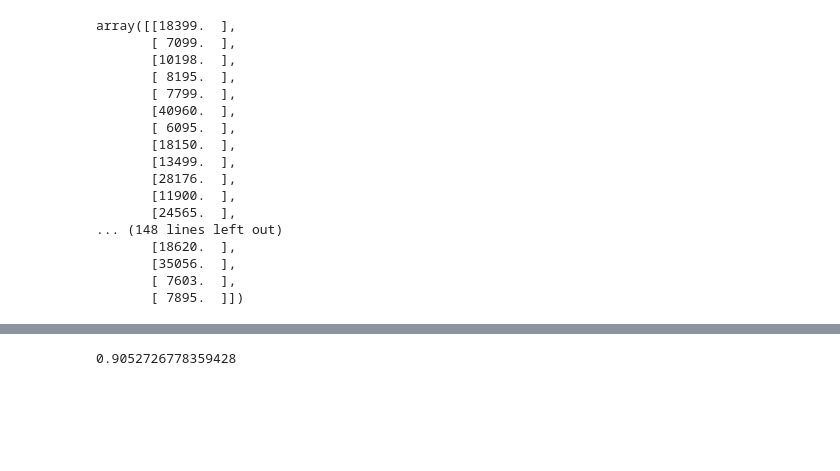
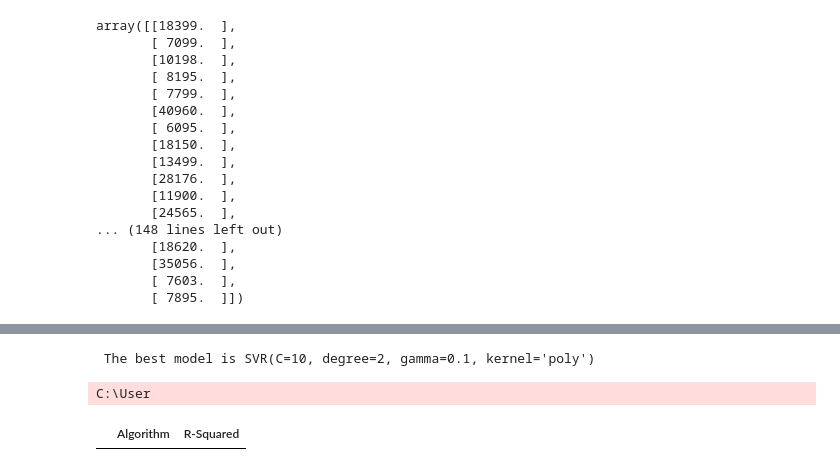
Before and after one commit to nuisagumen/Car-Price-Prediction, a Jupyter notebook: main.ipynb, the cells around one changed output, grey strips where cells are left out. Saved outputs shown, nothing was run; the diff lists cells and outputs as text; code cells hidden in the pictures; blank space fills up the shorter version.

Commit message:
introducing several models and training on those

```diff
--- a/main.ipynb
+++ b/main.ipynb
@@ -217,6 +210,0 @@ RandomForestRegressor(n_estimators=500, random_state=0)
-# %%
-from sklearn.metrics import r2_score
-y_pred = regressor.predict(X_test)
-r2_score(y_test, y_pred)
-# %% [output]
-0.9052726778359428
@@ -222,0 +252,23 @@ r2_score(y_test, y_pred)
+# %%
+from sklearn.metrics import r2_score
+
+best_models_per_trainsize = []
+data = []
+columns = ["Algorithm", "R-Squared"]
+
+def tuning_training():
+    for model in models:
+        best_model = model[0].fit(X_train, y_train)
+        print (" The best model is " + str(best_model.best_estimator_))
+        y_pred = best_model.predict(X_test)
+        data.append([model[1], r2_score(y_test, y_pred)])
+# %%
+tuning_training()
+# %% [output]
+ The best model is SVR(C=10, degree=2, gamma=0.1, kernel='poly')
+C:\User
+# %%
+df = pd.DataFrame(data, columns = columns)
+df
+# %% [output]
+|  | Algorithm | R-Squared |
```
Also changed, not shown: parts of 3 cells of this notebook.
